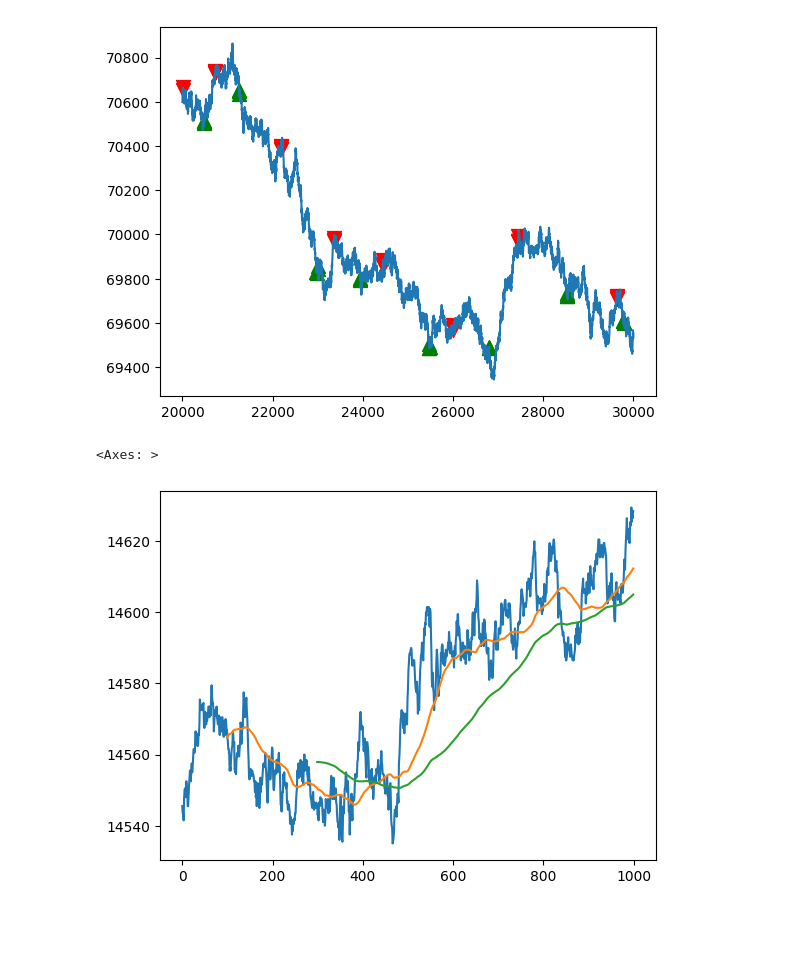
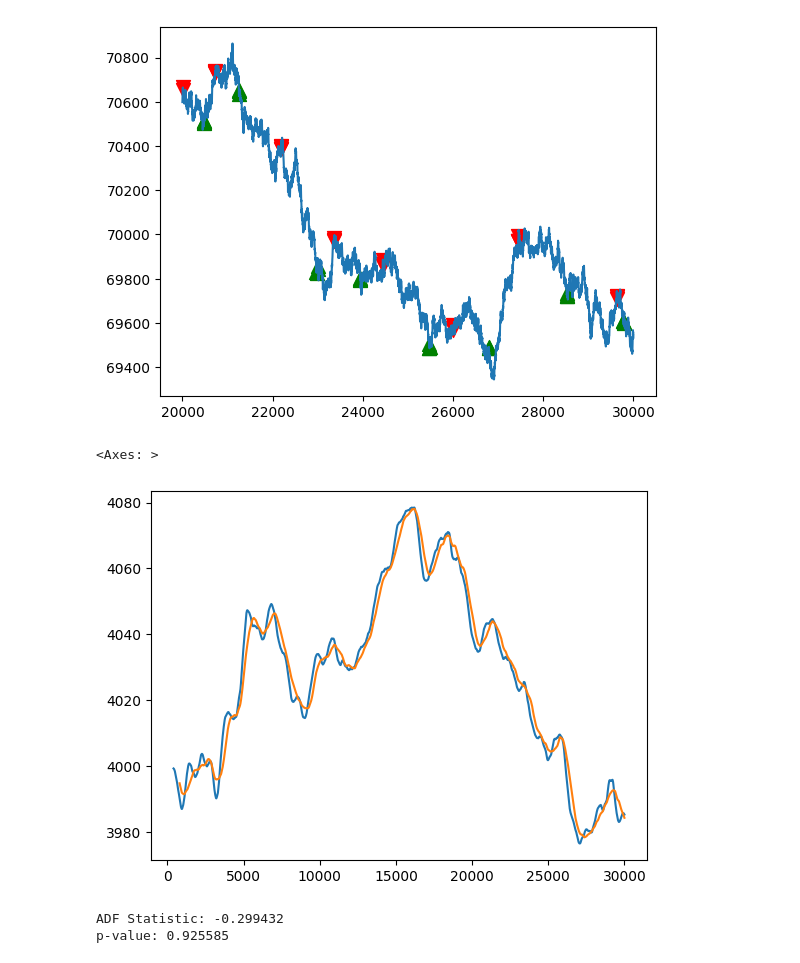
Before and after one commit to naman-doshi/IMCProsperity-2, a Jupyter notebook: R3/analysis.ipynb, the cells around one changed output. Drawn from its saved outputs; the diff is of its cells as text; code cells hidden in the pictures; blank space fills up the shorter version.

```diff
--- a/R3/analysis.ipynb
+++ b/R3/analysis.ipynb
@@ -66,10 +66,19 @@ df2['basket'][20000:].plot()
 [figure]
 # %%
 df3 = pd.DataFrame()
-df3['rose'] = roses[10000:11000]
-df3['rose'].plot()
-df3['rose'].rolling(window=100).mean().plot()
-df3['rose'].rolling(window=300).mean().plot()
+df3['straw'] = strawb
+# df3['straw'].plot()
+df3['straw'].rolling(window=400).mean().plot()
+df3['straw'].rolling(window=800).mean().plot()
 # %% [output]
 <Axes: >
-[figure, old version]
+[figure, new version]
+# %%
+from statsmodels.tsa.stattools import adfuller
+df3['choc'] = choc
+result = adfuller(df3['choc'])
+print('ADF Statistic: %f' % result[0])
+print('p-value: %f' % result[1])
+# %% [output]
+ADF Statistic: -0.299432
+p-value: 0.925585
```
Also changed, not shown: 37 other files.
